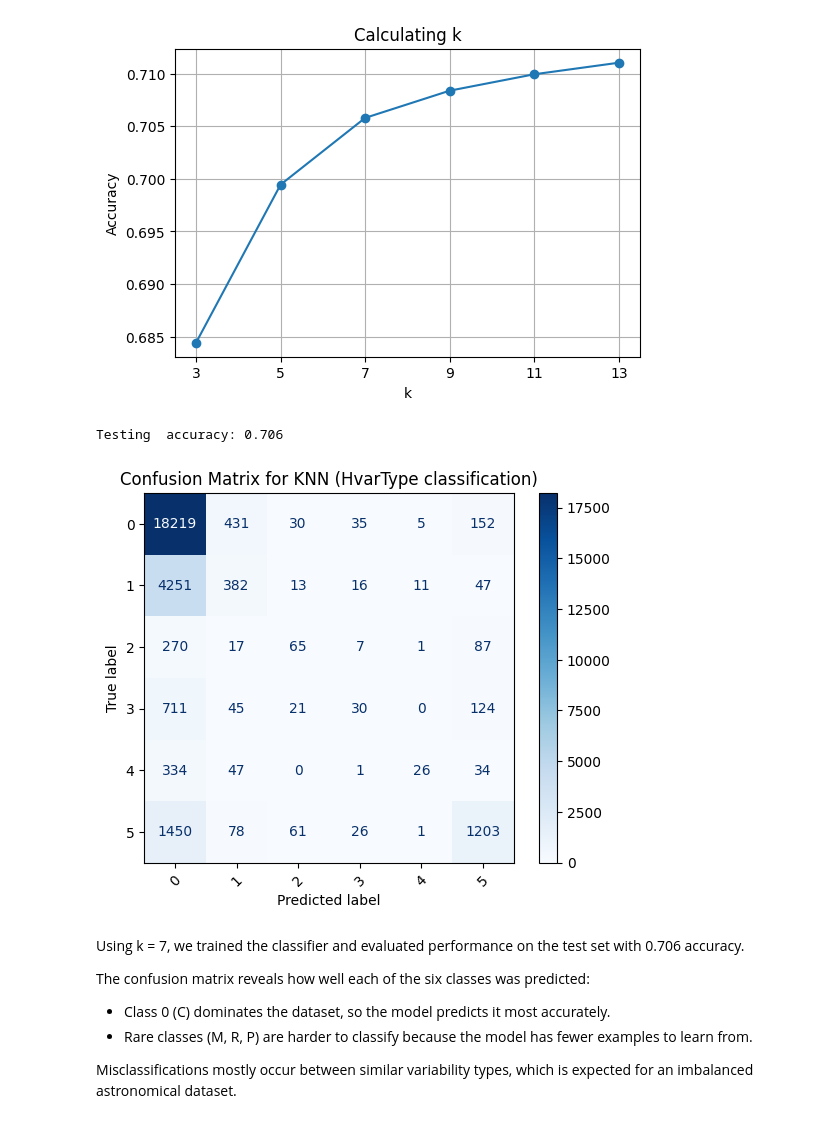
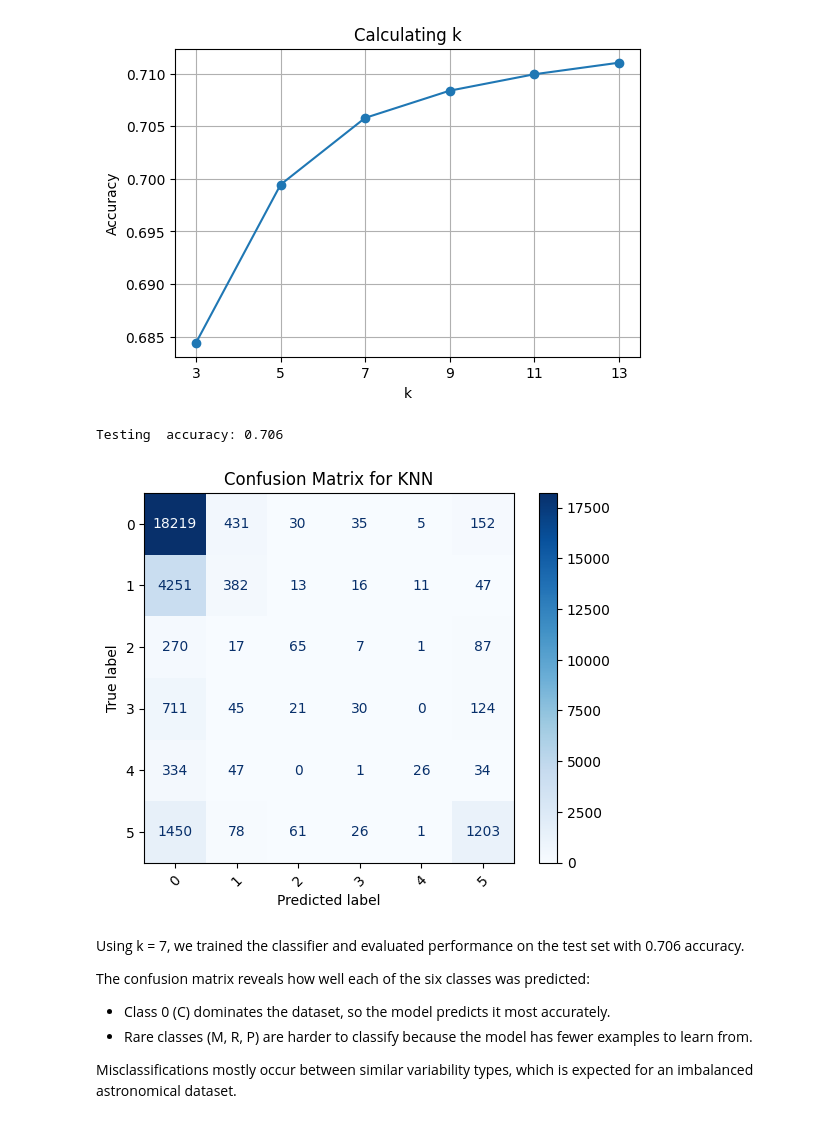
Before and after one commit to dinarazhorabek/astronomy_data_analysis, a Jupyter notebook: Hipparcos_Clustering_Starter.ipynb, the cells around one changed output. Cells and saved outputs as stored; diff of their text form; code cells hidden in the pictures.

```diff
--- a/Hipparcos_Clustering_Starter.ipynb
+++ b/Hipparcos_Clustering_Starter.ipynb
@@ -483,19 +483,19 @@ plt.show()
 # %%
 knn_best = KNeighborsClassifier(n_neighbors=7)
 knn_best.fit(X_train, Y_train)
 y_pred = knn_best.predict(X_test)
 
 acc = np.mean(y_pred == Y_test)
 print(f"Testing  accuracy: {acc:.3f}")
 
 cm = confusion_matrix(Y_test, y_pred)
 disp = ConfusionMatrixDisplay(confusion_matrix=cm)
 disp.plot(cmap='Blues', xticks_rotation=45)
-plt.title("Confusion Matrix for KNN (HvarType classification)")
+plt.title("Confusion Matrix for KNN")
 plt.show()
 # %% [output]
 Testing  accuracy: 0.706
-[figure, old version]
+[figure, new version]
 # %% [markdown]
 Using k = 7, we trained the classifier and evaluated performance on the test set with 0.706 accuracy.
 
```
Also changed, not shown: parts of 6 cells of this notebook.
